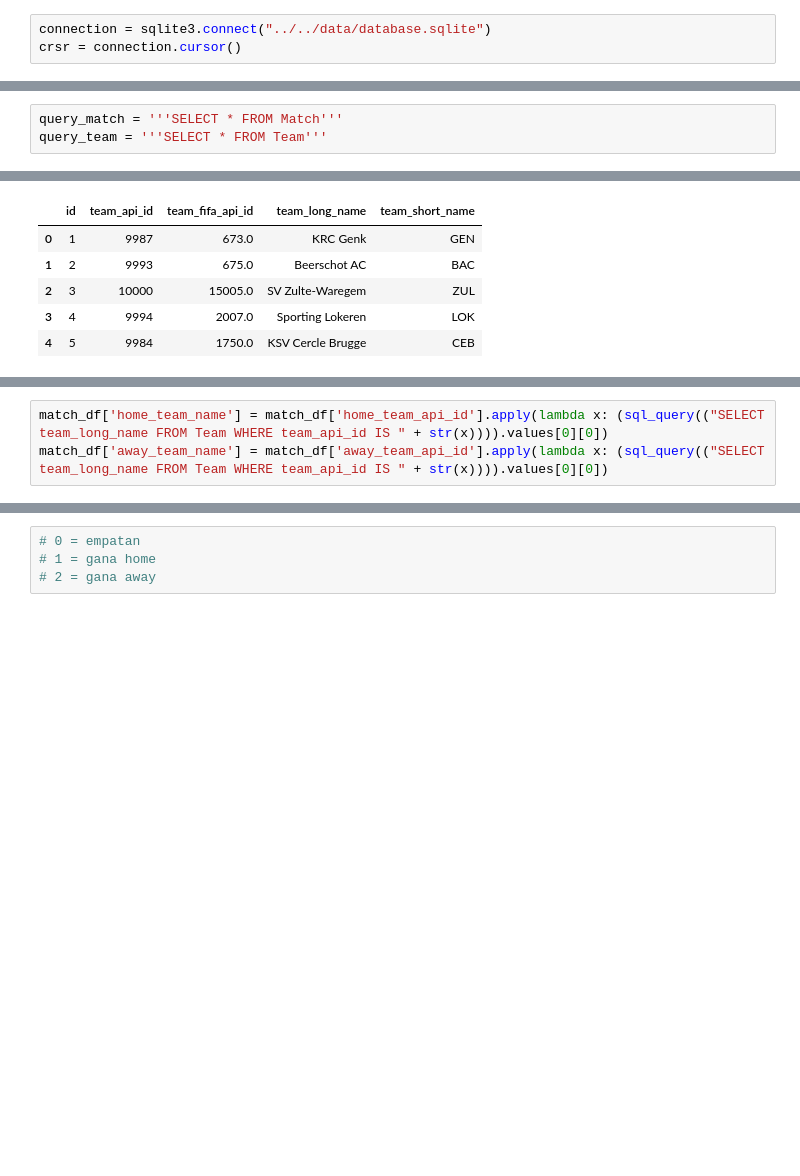
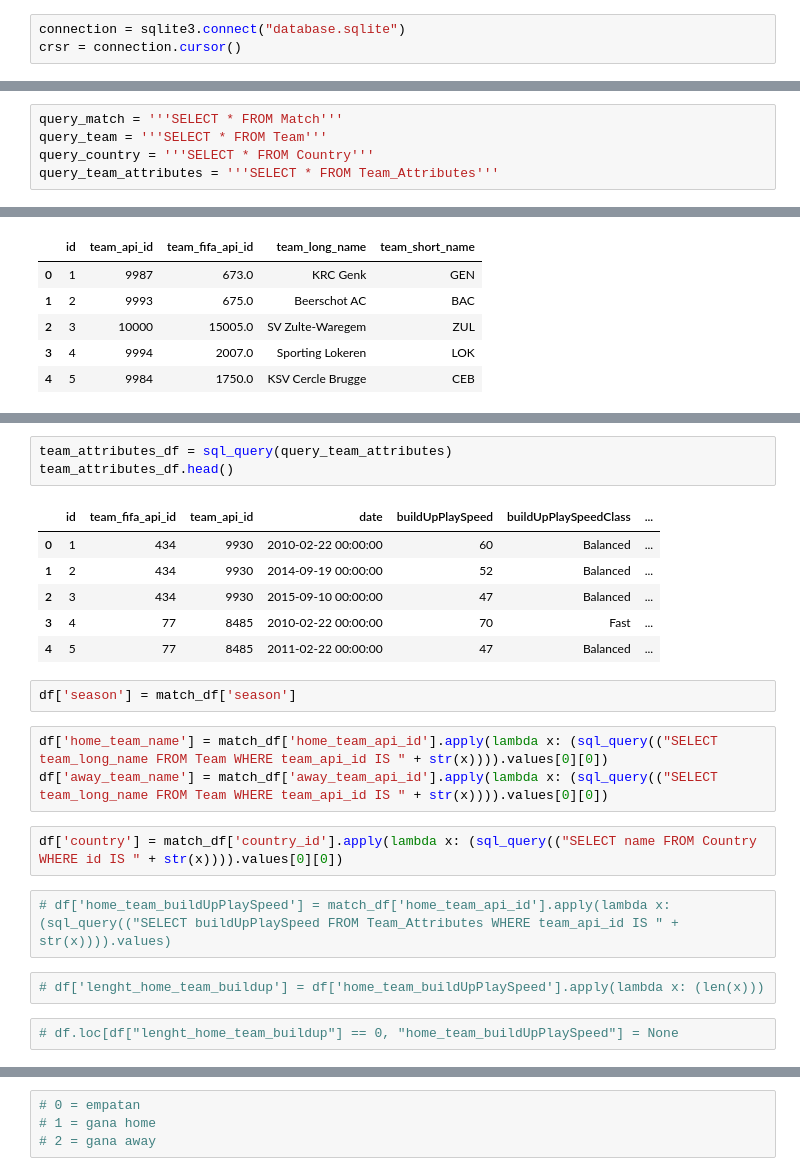
Before and after one commit to laurabarredaagusti/data_engineering_project, a Jupyter notebook: SRC/create_dataset.ipynb, the cells around one changed output, grey strips where cells are left out. Drawn from its saved outputs; the diff is of its cells as text; blank space fills up the shorter version.

```diff
--- a/SRC/create_dataset.ipynb
+++ b/SRC/create_dataset.ipynb
@@ -3,5 +3,5 @@ import sqlite3
 import pandas as pd
 import numpy as np
 # %%
-connection = sqlite3.connect("../../data/database.sqlite")
+connection = sqlite3.connect("database.sqlite")
 crsr = connection.cursor()
@@ -21,6 +23,8 @@ def sql_query(query):
 # %%
 query_match = '''SELECT * FROM Match'''
 query_team = '''SELECT * FROM Team'''
+query_country = '''SELECT * FROM Country'''
+query_team_attributes = '''SELECT * FROM Team_Attributes'''
 # %%
 match_df = sql_query(query_match)
 match_df.head()
@@ -50,3 +58,23 @@ KRC Genk
+# %%
+team_attributes_df = sql_query(query_team_attributes)
+team_attributes_df.head()
+# %% [output]
+|  | id | team_fifa_api_id | team_api_id | date | buildUpPlaySpeed | buildUpPlaySpeedClass | ... |
+| 0 | 1 | 434 | 9930 | 2010-02-22 00:00:00 | 60 | Balanced | ... |
+| 1 | 2 | 434 | 9930 | 2014-09-19 00:00:00 | 52 | Balanced | ... |
+| 2 | 3 | 434 | 9930 | 2015-09-10 00:00:00 | 47 | Balanced | ... |
+| 3 | 4 | 77 | 8485 | 2010-02-22 00:00:00 | 70 | Fast | ... |
+| 4 | 5 | 77 | 8485 | 2011-02-22 00:00:00 | 47 | Balanced | ... |
+# %%
+df['season'] = match_df['season']
 # %%
-match_df['home_team_name'] = match_df['home_team_api_id'].apply(lambda x: (sql_query(("SELECT team_long_name FROM Team WHERE team_api_id IS " + str(x)))).values[0][0])
-match_df['away_team_name'] = match_df['away_team_api_id'].apply(lambda x: (sql_query(("SELECT team_long_name FROM Team WHERE team_api_id IS " + str(x)))).values[0][0])
+df['home_team_name'] = match_df['home_team_api_id'].apply(lambda x: (sql_query(("SELECT team_long_name FROM Team WHERE team_api_id IS " + str(x)))).values[0][0])
+df['away_team_name'] = match_df['away_team_api_id'].apply(lambda x: (sql_query(("SELECT team_long_name FROM Team WHERE team_api_id IS " + str(x)))).values[0][0])
+# %%
+df['country'] = match_df['country_id'].apply(lambda x: (sql_query(("SELECT name FROM Country WHERE id IS " + str(x)))).values[0][0])
+# %%
+# df['home_team_buildUpPlaySpeed'] = match_df['home_team_api_id'].apply(lambda x: (sql_query(("SELECT buildUpPlaySpeed FROM Team_Attributes WHERE team_api_id IS " + str(x)))).values)
+# %%
+# df['lenght_home_team_buildup'] = df['home_team_buildUpPlaySpeed'].apply(lambda x: (len(x)))
+# %%
+# df.loc[df["lenght_home_team_buildup"] == 0, "home_team_buildUpPlaySpeed"] = None
```
Also changed, not shown: parts of 22 cells of this notebook, 2 other files.
